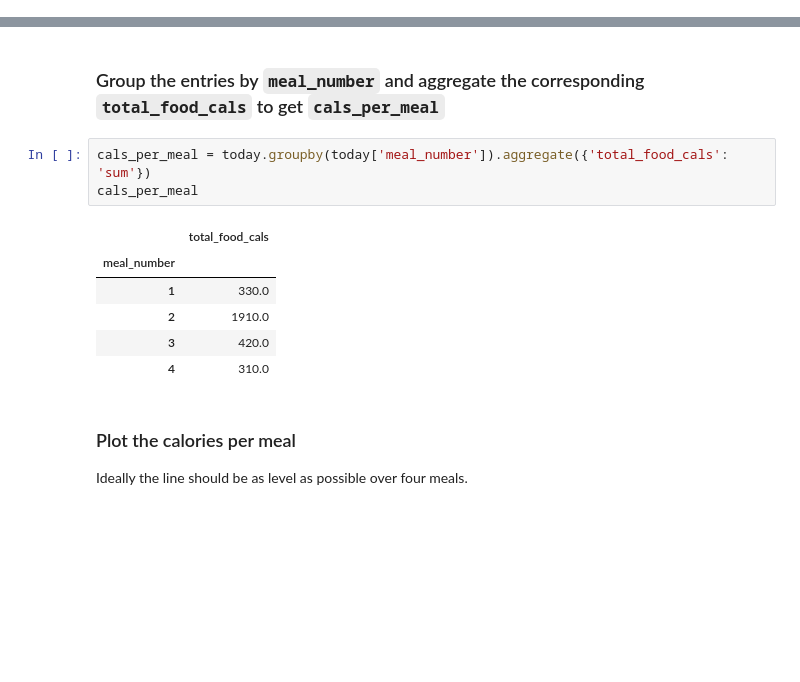
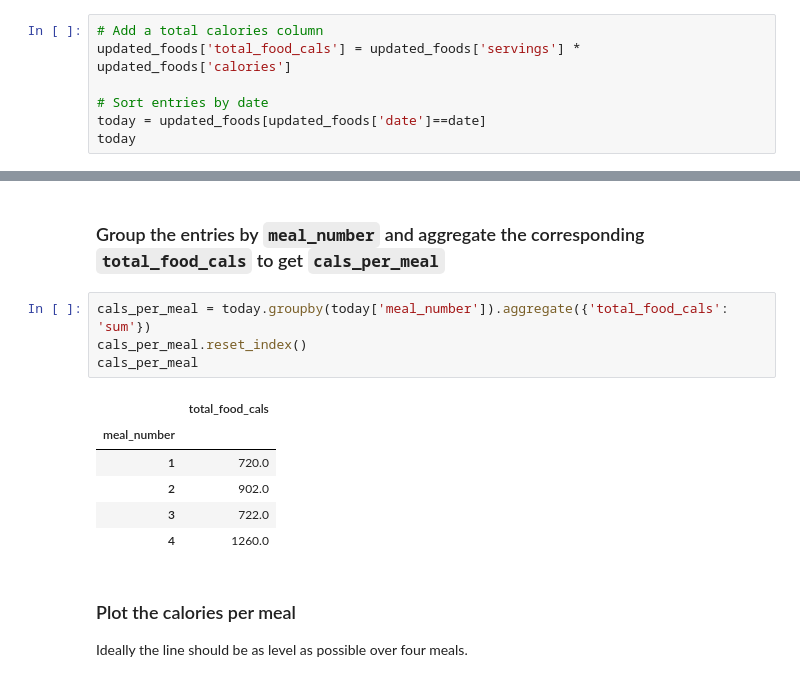
Before and after one commit to Artuk009/Case-Studies, a Jupyter notebook: MyFitnessAndNutrition/diet.ipynb, the cells around one changed output, grey strips where cells are left out. Saved outputs shown, nothing was run; the diff lists cells and outputs as text; blank space fills up the shorter version.

```diff
--- a/MyFitnessAndNutrition/diet.ipynb
+++ b/MyFitnessAndNutrition/diet.ipynb
@@ -287,0 +277,7 @@ See the caveats in the documentation: https://pandas.pydata.org/pandas-docs/stab
+# %%
+# Add a total calories column
+updated_foods['total_food_cals'] = updated_foods['servings'] * updated_foods['calories']
+
+# Sort entries by date
+today = updated_foods[updated_foods['date']==date]
+today
@@ -289,14 +302,15 @@ See the caveats in the documentation: https://pandas.pydata.org/pandas-docs/stab
 ### Group the entries by `meal_number` and aggregate the corresponding `total_food_cals` to get `cals_per_meal`
 # %%
 cals_per_meal = today.groupby(today['meal_number']).aggregate({'total_food_cals': 'sum'})
+cals_per_meal.reset_index()
 cals_per_meal
 # %% [output]
 |  | total_food_cals |
 | meal_number |  |
-| 1 | 330.0 |
-| 2 | 1910.0 |
-| 3 | 420.0 |
-| 4 | 310.0 |
+| 1 | 720.0 |
+| 2 | 902.0 |
+| 3 | 722.0 |
+| 4 | 1260.0 |
 # %% [markdown]
 ### Plot the calories per meal
 Ideally the line should be as level as possible over four meals.
```
Also changed, not shown: parts of 19 cells of this notebook, 1 other file.
